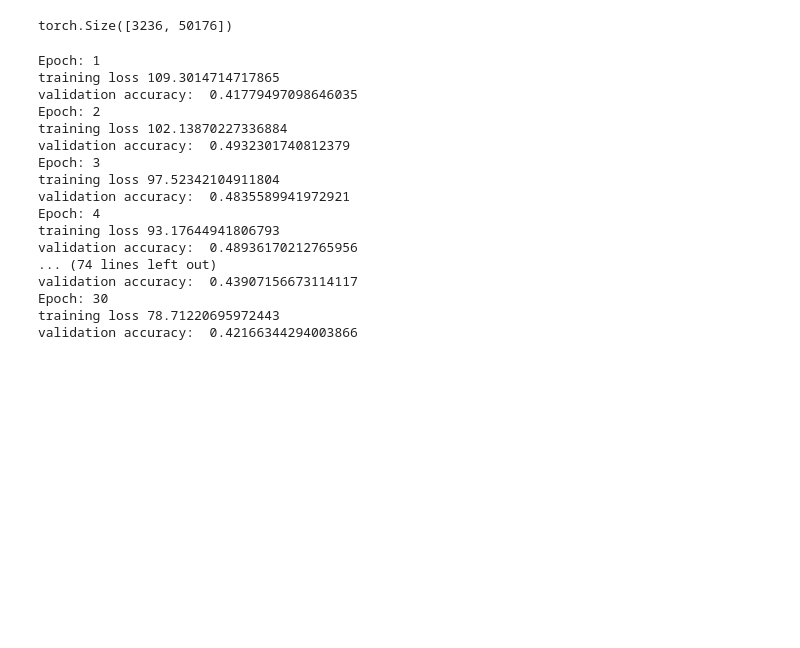
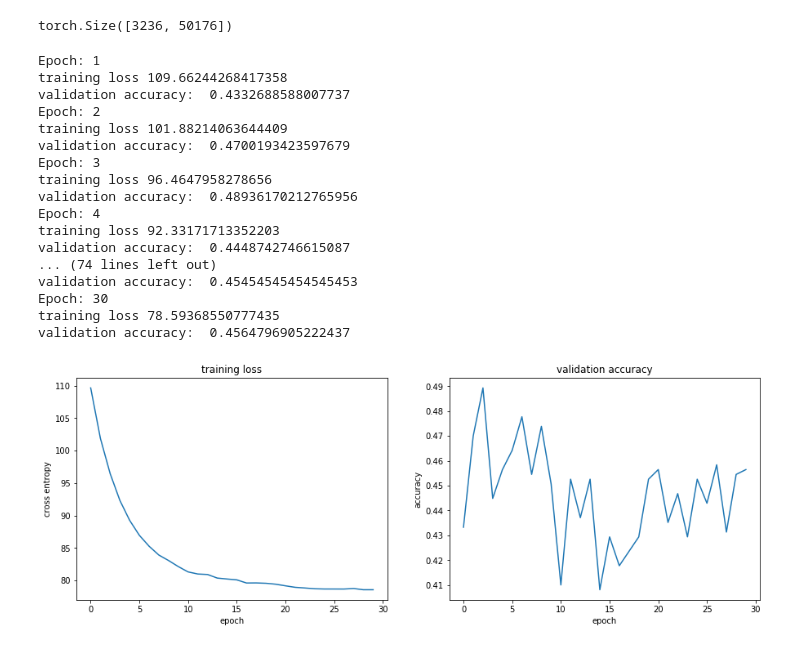
Before and after one commit to thtang/DLCV2018SPRING, a Jupyter notebook: hw5/train/CNN_features.ipynb, the cells around one changed output. Drawn from its saved outputs; the diff is of its cells as text; code cells hidden in the pictures; blank space fills up the shorter version.

```diff
--- a/hw5/train/CNN_features.ipynb
+++ b/hw5/train/CNN_features.ipynb
@@ -23,15 +23,15 @@ env: CUDA_VISIBLE_DEVICES=0
 class CustomDataset(Dataset):
     def __init__(self, train_valid="train"):
         if train_valid == "train":
-            with open("../train_X_d6.pkl", "rb") as f:
+            with open("../features/train_X_d6.pkl", "rb") as f:
                 self.X = pickle.load(f)
-            with open("../train_y.pkl", "rb") as f:
+            with open("../features/train_y.pkl", "rb") as f:
                 self.y = pickle.load(f)
 
         if train_valid == "valid":
-            with open("../valid_X_d6.pkl", "rb") as f:
+            with open("../features/valid_X_d6.pkl", "rb") as f:
                 self.X = pickle.load(f)
-            with open("../valid_y.pkl", "rb") as f:
+            with open("../features/valid_y.pkl", "rb") as f:
                 self.y = pickle.load(f)
     def __getitem__(self, index):
         single_image = self.X[index]
@@ -148,6 +148,8 @@ class Net(torch.nn.Module):
         y_pred = self.softmax(self.linear3(x))
         return y_pred
 # %%
+train_loss = []
+validation_acc = []
 model = Net(feature_size).cuda()
 optimizer = torch.optim.Adam(model.parameters(), lr=0.0001)
 BATCH_SIZE = 64
@@ -180,7 +182,7 @@ for epoch in range(30):
         optimizer.step()
         CE_loss += loss.cpu().data.numpy()
     print("training loss",CE_loss)
-
+    train_loss.append(CE_loss)
     # validation
     with torch.no_grad():
         model.eval()
@@ -188,25 +190,26 @@ for epoch in range(30):
         output_label = torch.argmax(output,1).cpu().data
         accuracy = np.mean((output_label == valid_y).numpy())
         print("validation accuracy: ",accuracy)
+        validation_acc.append(accuracy)
     if accuracy > max_accuracy:
         max_accuracy = accuracy
-        torch.save(model.state_dict(), "./models/CNN_FC_model.pkt")
+        torch.save(model.state_dict(), "../models/CNN_FC_model.pkt")
     model.train()
 # %% [output]
 Epoch: 1
-training loss 109.3014714717865
-validation accuracy:  0.41779497098646035
+training loss 109.66244268417358
+validation accuracy:  0.4332688588007737
 Epoch: 2
-training loss 102.13870227336884
-validation accuracy:  0.4932301740812379
+training loss 101.88214063644409
+validation accuracy:  0.4700193423597679
 Epoch: 3
-training loss 97.52342104911804
-validation accuracy:  0.4835589941972921
+training loss 96.4647958278656
+validation accuracy:  0.48936170212765956
 Epoch: 4
-training loss 93.17644941806793
-validation accuracy:  0.48936170212765956
+training loss 92.33171713352203
+validation accuracy:  0.4448742746615087
 ... (74 lines left out)
-validation accuracy:  0.43907156673114117
+validation accuracy:  0.45454545454545453
 Epoch: 30
-training loss 78.71220695972443
-validation accuracy:  0.42166344294003866
+training loss 78.59368550777435
+validation accuracy:  0.4564796905222437
@@ -214,0 +216,16 @@ torch.cuda.empty_cache()
+# %%
+plt.figure(figsize=(15,5))
+plt.subplot(1,2,1)
+plt.plot(train_loss)
+plt.title("training loss")
+plt.ylabel("cross entropy")
+plt.xlabel("epoch")
+plt.subplot(1,2,2)
+plt.plot(validation_acc)
+plt.title("validation accuracy")
+plt.ylabel("accuracy")
+plt.xlabel("epoch")
+plt.savefig("p1_curve.png")
+plt.show()
+# %% [output]
+[figure, added]
```
Also changed, not shown: parts of 1 cell of this notebook, 9 other files.
